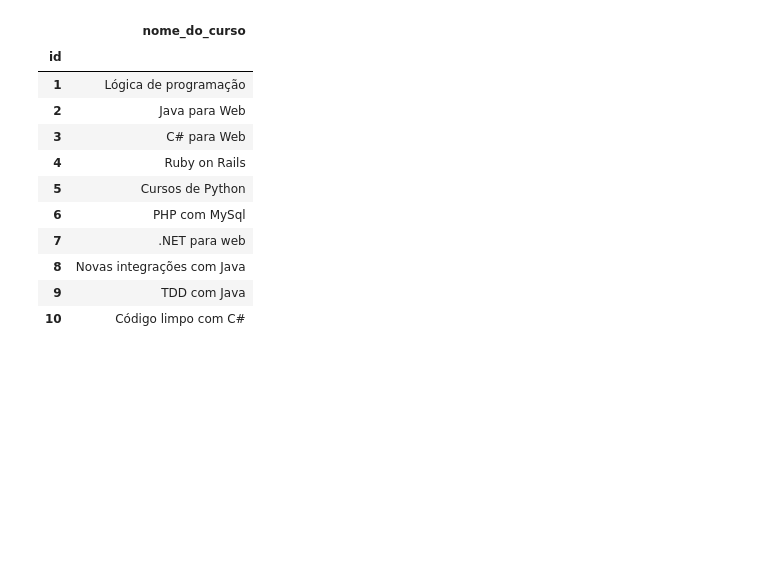
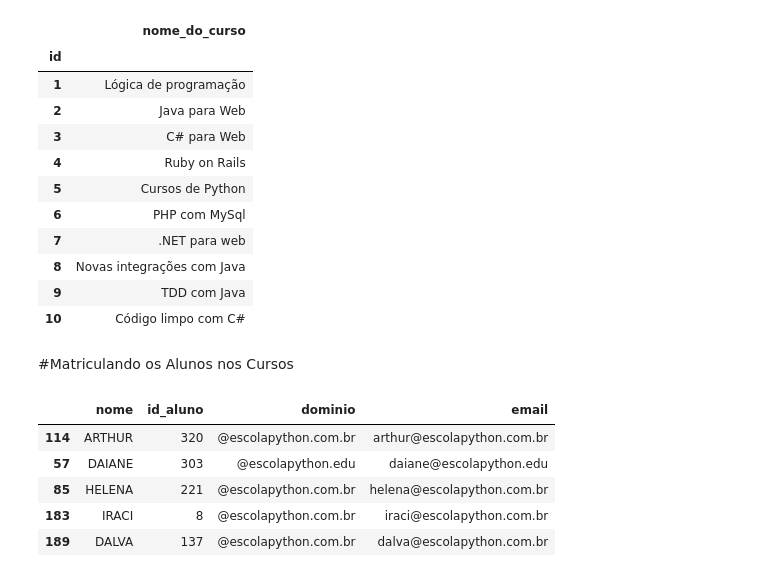
Before and after one commit to jba93/dados_escolares, a Jupyter notebook: escola_python.ipynb, the cells around one changed output. Saved outputs shown, nothing was run; the diff lists cells and outputs as text; code cells hidden in the pictures; blank space fills up the shorter version.

```diff
--- a/escola_python.ipynb
+++ b/escola_python.ipynb
@@ -107,3 +107,14 @@ cursos = cursos.set_index('id')
 | 8 | Novas integrações com Java |
 | 9 | TDD com Java |
 | 10 | Código limpo com C# |
+# %% [markdown]
+#Matriculando os Alunos nos Cursos
+# %%
+nomes.sample(5)
+# %% [output]
+|  | nome | id_aluno | dominio | email |
+| 114 | ARTHUR | 320 | @escolapython.com.br | arthur@escolapython.com.br |
+| 57 | DAIANE | 303 | @escolapython.edu | daiane@escolapython.edu |
+| 85 | HELENA | 221 | @escolapython.com.br | helena@escolapython.com.br |
+| 183 | IRACI | 8 | @escolapython.com.br | iraci@escolapython.com.br |
+| 189 | DALVA | 137 | @escolapython.com.br | dalva@escolapython.com.br |
```
Also changed, not shown: parts of 17 cells of this notebook.
